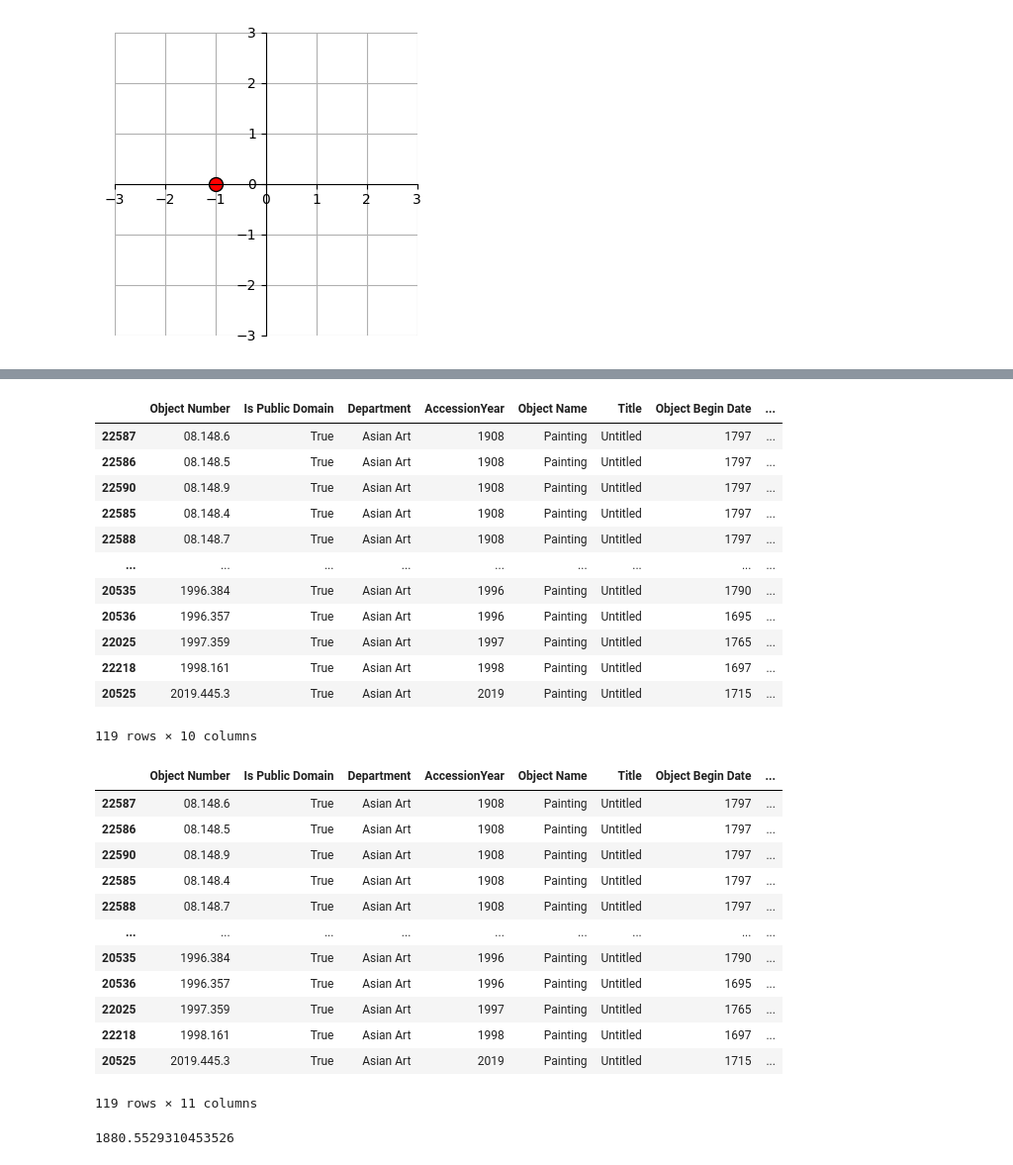
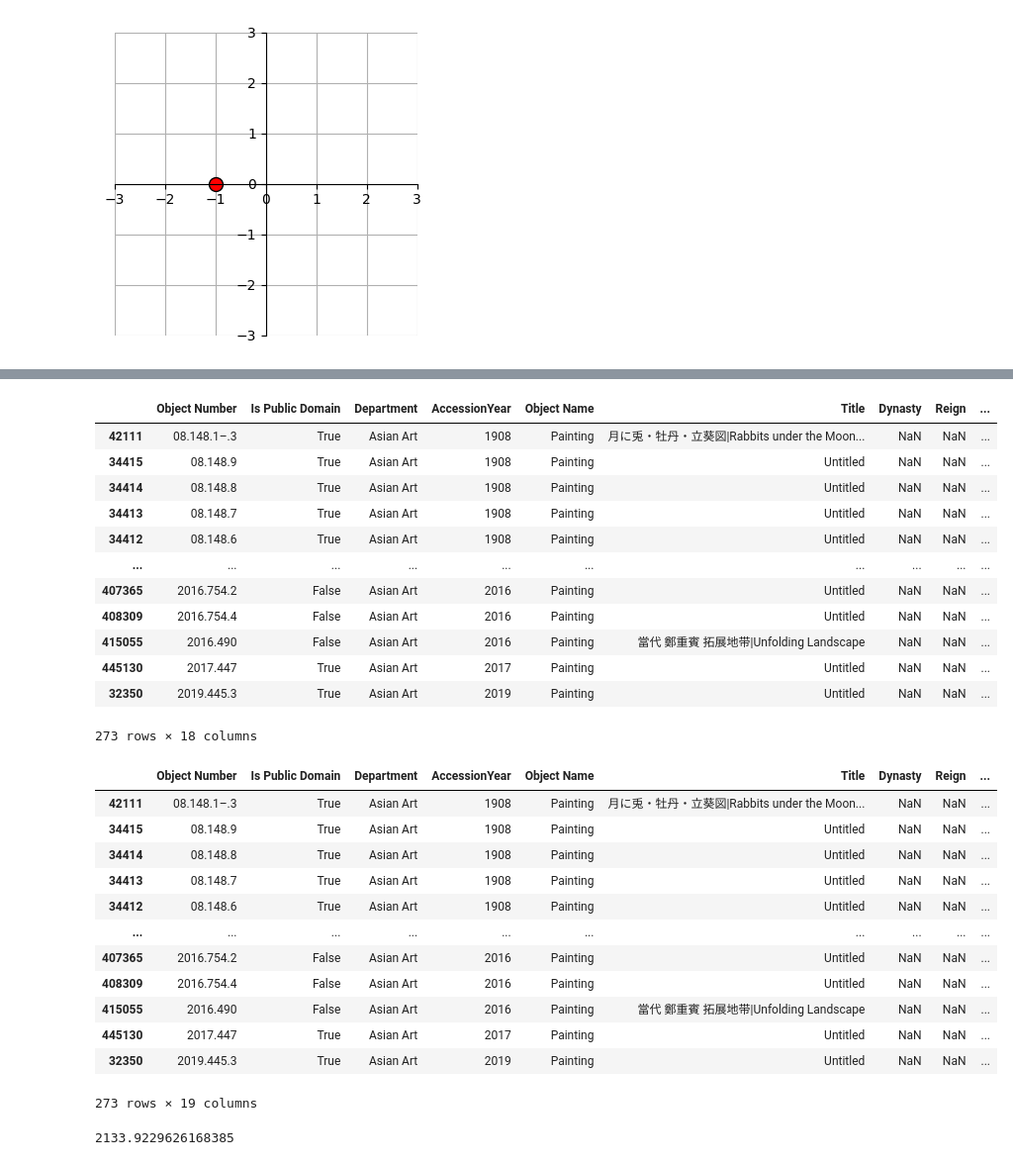
Before and after one commit to RaspberryVodka/aim-lab-sessions, a Jupyter notebook: numpy-and-pandas.ipynb, the cells around one changed output, grey strips where cells are left out. Shown at 99% size. Cells and saved outputs as stored; diff of their text form; code cells hidden in the pictures.

```diff
--- a/numpy-and-pandas.ipynb
+++ b/numpy-and-pandas.ipynb
@@ -229,7 +229,7 @@ plt.rcParams["figure.autolayout"] = True
 
 
 # Dataset courtesy of the Metropolitan Museum of Art in New York [https://github.com/metmuseum/openaccess]
-MET_DATA_PATH = "./data/metmuseum/metObjects.csv"
+MET_DATA_PATH = "./data/metmuseum/MetObjects.csv"
 # %%
 # Taking a look at the dataset
 dataset = pd.read_csv(MET_DATA_PATH)
@@ -447,62 +447,61 @@ dataset
 asian_paintings = dataset.loc[(dataset['Department'] == 'Asian Art') & (dataset['Object Name'] == 'Painting')]
 asian_paintings
 # %% [output]
-|  | Object Number | Is Public Domain | Department | AccessionYear | Object Name | Title | Object Begin Date | ... |
-| 22587 | 08.148.6 | True | Asian Art | 1908 | Painting | Untitled | 1797 | ... |
-| 22586 | 08.148.5 | True | Asian Art | 1908 | Painting | Untitled | 1797 | ... |
-| 22590 | 08.148.9 | True | Asian Art | 1908 | Painting | Untitled | 1797 | ... |
-| 22585 | 08.148.4 | True | Asian Art | 1908 | Painting | Untitled | 1797 | ... |
-| 22588 | 08.148.7 | True | Asian Art | 1908 | Painting | Untitled | 1797 | ... |
-| ... | ... | ... | ... | ... | ... | ... | ... | ... |
-| 20535 | 1996.384 | True | Asian Art | 1996 | Painting | Untitled | 1790 | ... |
-| 20536 | 1996.357 | True | Asian Art | 1996 | Painting | Untitled | 1695 | ... |
-| 22025 | 1997.359 | True | Asian Art | 1997 | Painting | Untitled | 1765 | ... |
-| 22218 | 1998.161 | True | Asian Art | 1998 | Painting | Untitled | 1697 | ... |
-| 20525 | 2019.445.3 | True | Asian Art | 2019 | Painting | Untitled | 1715 | ... |
+|  | Object Number | Is Public Domain | Department | AccessionYear | Object Name | Title | Dynasty | Reign | ... |
+| 42111 | 08.148.1–.3 | True | Asian Art | 1908 | Painting | 月に兎・牡丹・立葵図|Rabbits under the Moon... | NaN | NaN | ... |
+| 34415 | 08.148.9 | True | Asian Art | 1908 | Painting | Untitled | NaN | NaN | ... |
+| 34414 | 08.148.8 | True | Asian Art | 1908 | Painting | Untitled | NaN | NaN | ... |
+| 34413 | 08.148.7 | True | Asian Art | 1908 | Painting | Untitled | NaN | NaN | ... |
+| 34412 | 08.148.6 | True | Asian Art | 1908 | Painting | Untitled | NaN | NaN | ... |
+| ... | ... | ... | ... | ... | ... | ... | ... | ... | ... |
+| 407365 | 2016.754.2 | False | Asian Art | 2016 | Painting | Untitled | NaN | NaN | ... |
+| 408309 | 2016.754.4 | False | Asian Art | 2016 | Painting | Untitled | NaN | NaN | ... |
+| 415055 | 2016.490 | False | Asian Art | 2016 | Painting | 當代 鄭重賓 拓展地带|Unfolding Landscape | NaN | NaN | ... |
+| 445130 | 2017.447 | True | Asian Art | 2017 | Painting | Untitled | NaN | NaN | ... |
+| 32350 | 2019.445.3 | True | Asian Art | 2019 | Painting | Untitled | NaN | NaN | ... |
-119 rows × 10 columns
+273 rows × 18 columns
 # %%
 # We can apply a simple area calculation function to each item in the Dimensions column
 
 def calc_area(dim_string):
     # Note that some paintings are listed as having only 1 dimension - here we can assume that they are
     # circular and that the given dimension is its diameter (and probably not radius as that cannot be measured as easily)
     dims = dim_string.split(',') # extract dimensions from the string and place them into a list
     if len(dims) == 1:
         # We have a circular painting, apply the circular area formula
         diameter = float(dims[0])  # dimensions are strings, so need to be converted to floats
         radius = diameter/2
         return math.pi * radius * radius
-    elif len(dims) == 2:
+    elif len(dims) >= 2:
         # We have a rectangular painting, use the rectangular area formula
+        # Some paintings probably have a 3rd dimension to indicate the depth
+        # of its frame, we can ignore this and only take the first 2 elements
         width, height  = float(dims[0]), float(dims[1])
         return width * height
-    else:
-        assert False, "Unreachable!" # This condition should never be reached, we're asssuming paintings can only have either 1 or 2 dimensions
-
 
 asian_paintings['Area']  = asian_paintings['Dimensions'].apply(calc_area)
 asian_paintings
 # %% [output]
-|  | Object Number | Is Public Domain | Department | AccessionYear | Object Name | Title | Object Begin Date | ... |
-| 22587 | 08.148.6 | True | Asian Art | 1908 | Painting | Untitled | 1797 | ... |
-| 22586 | 08.148.5 | True | Asian Art | 1908 | Painting | Untitled | 1797 | ... |
-| 22590 | 08.148.9 | True | Asian Art | 1908 | Painting | Untitled | 1797 | ... |
-| 22585 | 08.148.4 | True | Asian Art | 1908 | Painting | Untitled | 1797 | ... |
-| 22588 | 08.148.7 | True | Asian Art | 1908 | Painting | Untitled | 1797 | ... |
-| ... | ... | ... | ... | ... | ... | ... | ... | ... |
-| 20535 | 1996.384 | True | Asian Art | 1996 | Painting | Untitled | 1790 | ... |
-| 20536 | 1996.357 | True | Asian Art | 1996 | Painting | Untitled | 1695 | ... |
-| 22025 | 1997.359 | True | Asian Art | 1997 | Painting | Untitled | 1765 | ... |
-| 22218 | 1998.161 | True | Asian Art | 1998 | Painting | Untitled | 1697 | ... |
-| 20525 | 2019.445.3 | True | Asian Art | 2019 | Painting | Untitled | 1715 | ... |
+|  | Object Number | Is Public Domain | Department | AccessionYear | Object Name | Title | Dynasty | Reign | ... |
+| 42111 | 08.148.1–.3 | True | Asian Art | 1908 | Painting | 月に兎・牡丹・立葵図|Rabbits under the Moon... | NaN | NaN | ... |
+| 34415 | 08.148.9 | True | Asian Art | 1908 | Painting | Untitled | NaN | NaN | ... |
+| 34414 | 08.148.8 | True | Asian Art | 1908 | Painting | Untitled | NaN | NaN | ... |
+| 34413 | 08.148.7 | True | Asian Art | 1908 | Painting | Untitled | NaN | NaN | ... |
+| 34412 | 08.148.6 | True | Asian Art | 1908 | Painting | Untitled | NaN | NaN | ... |
+| ... | ... | ... | ... | ... | ... | ... | ... | ... | ... |
+| 407365 | 2016.754.2 | False | Asian Art | 2016 | Painting | Untitled | NaN | NaN | ... |
+| 408309 | 2016.754.4 | False | Asian Art | 2016 | Painting | Untitled | NaN | NaN | ... |
+| 415055 | 2016.490 | False | Asian Art | 2016 | Painting | 當代 鄭重賓 拓展地带|Unfolding Landscape | NaN | NaN | ... |
+| 445130 | 2017.447 | True | Asian Art | 2017 | Painting | Untitled | NaN | NaN | ... |
+| 32350 | 2019.445.3 | True | Asian Art | 2019 | Painting | Untitled | NaN | NaN | ... |
-119 rows × 11 columns
+273 rows × 19 columns
 # %%
 # We now have an Area column that we can reduce to find the average of the paintings in the Asian Art department:
 
 average_area = asian_paintings['Area'].mean()
 average_area
 # %% [output]
-1880.5529310453526
+2133.9229626168385
 # %%
 # Just displaying the cleaned dataset, so we have a visual reference for the next problem
 dataset
```
Also changed, not shown: parts of 10 cells of this notebook, 1 other file.
